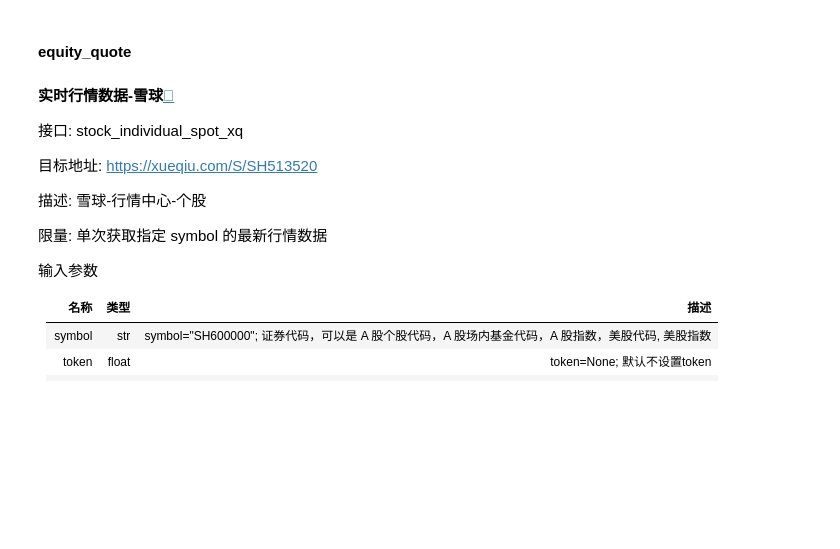
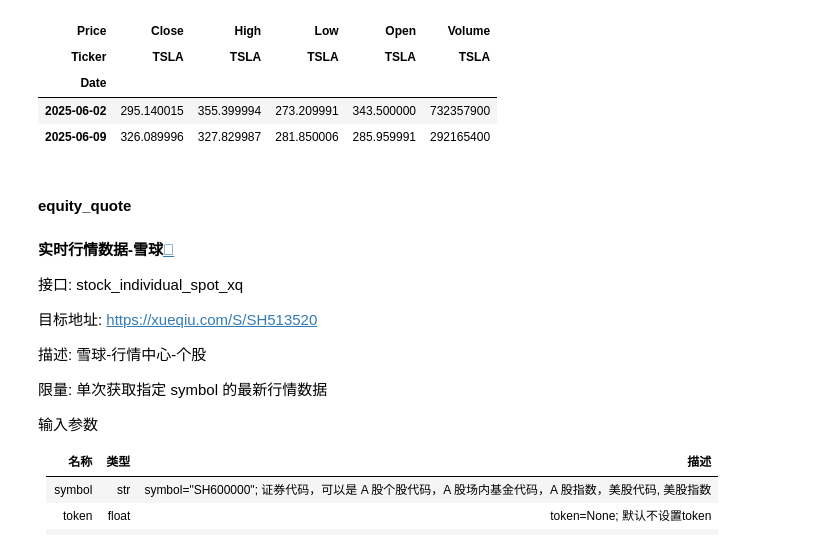
Before and after one commit to shugaoye/openbb_akshare, a Jupyter notebook: akshare_test.ipynb, the cells around one changed output. Cells and saved outputs as stored; diff of their text form; code cells hidden in the pictures; blank space fills up the shorter version.

```diff
--- a/akshare_test.ipynb
+++ b/akshare_test.ipynb
@@ -0,0 +64,4 @@
+# %%
+import yfinance as yf
+df = yf.download("TSLA", start="2025-06-01", end="2025-06-10", interval="1wk")
+print(df.head())
@@ -1,3 +75,11 @@
+# %%
+df
+# %% [output]
+| Price | Close | High | Low | Open | Volume |
+| Ticker | TSLA | TSLA | TSLA | TSLA | TSLA |
+| Date |  |  |  |  |  |
+| 2025-06-02 | 295.140015 | 355.399994 | 273.209991 | 343.500000 | 732357900 |
+| 2025-06-09 | 326.089996 | 327.829987 | 281.850006 | 285.959991 | 292165400 |
 # %% [markdown]
 #### equity_quote
 
```
Also changed, not shown: parts of 10 cells of this notebook, 4 other files.
